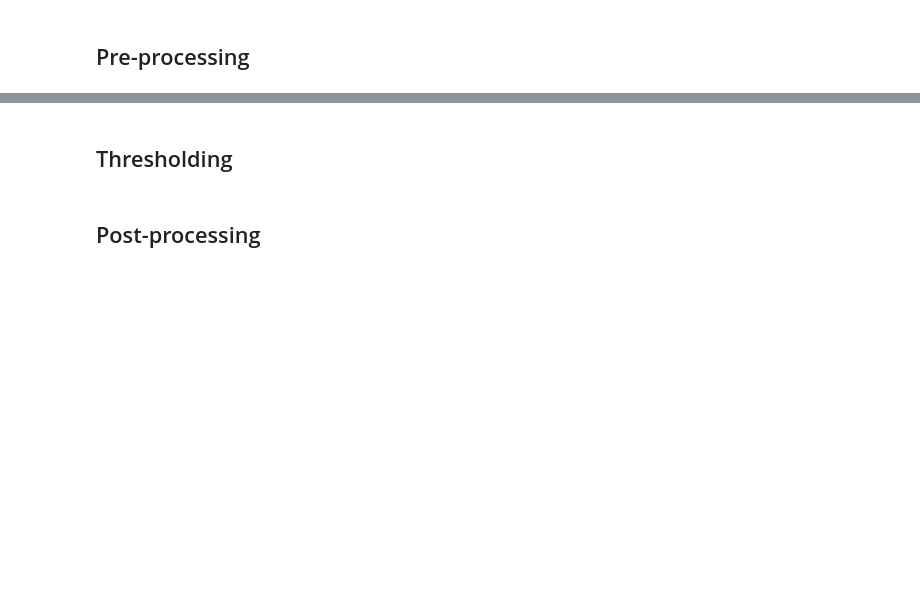
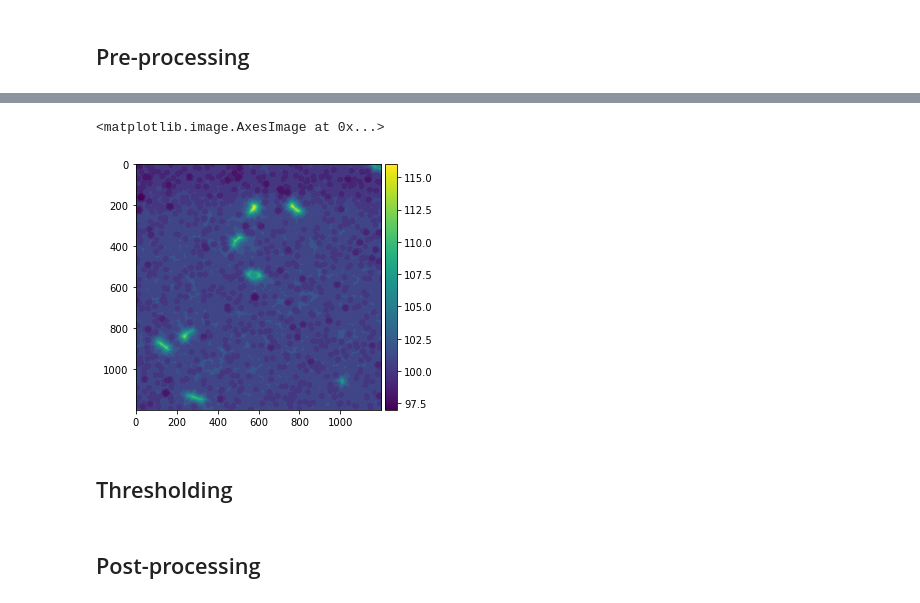
Before and after one commit to AlanaYuchen/Fucci, a Jupyter notebook: Segmentation.ipynb, the cells around one changed output, grey strips where cells are left out. Saved outputs shown, nothing was run; the diff lists cells and outputs as text; code cells hidden in the pictures; blank space fills up the shorter version.

```diff
--- a/Segmentation.ipynb
+++ b/Segmentation.ipynb
@@ -4,11 +4,11 @@ import skimage.io as io
 import os
 import matplotlib.pyplot as plt
 # %%
-os.getcwd() # check working directory
+os.chdir('/Users/jefft/Desktop/BMI_Project/P1') # check working directory
 # Constants
 # DIC_path = 'data/DIC.tif' # DIC not required
-GFP_path = 'data/GFP.tif'
-mCherry_path = 'data/mCherry.tif'
+GFP_path = 'P1_GFP.tif'
+mCherry_path = 'P1_mCherry.tif'
 # %%
 # dic = io.imread(DIC_path) # DIC birght field, not required
 gfp = io.imread(GFP_path) # green signal: G1, G2/M
@@ -24,3 +43,12 @@ mcy = io.imread(mCherry_path) # mCherry signal: S, G2/M
+# %%
+# Subtract background, slow, require skimage v0.18+
+import skimage.restoration as restoration
+t = restoration.rolling_ball(mcy[1,:,:],radius=100, num_threads=100)
+# %%
+io.imshow(t)
+# %% [output]
+<matplotlib.image.AxesImage at 0x...>
+[figure, added]
 # %% [markdown]
 ## Thresholding
 # %%
```
Also changed, not shown: parts of 8 cells of this notebook, 4 other files.
